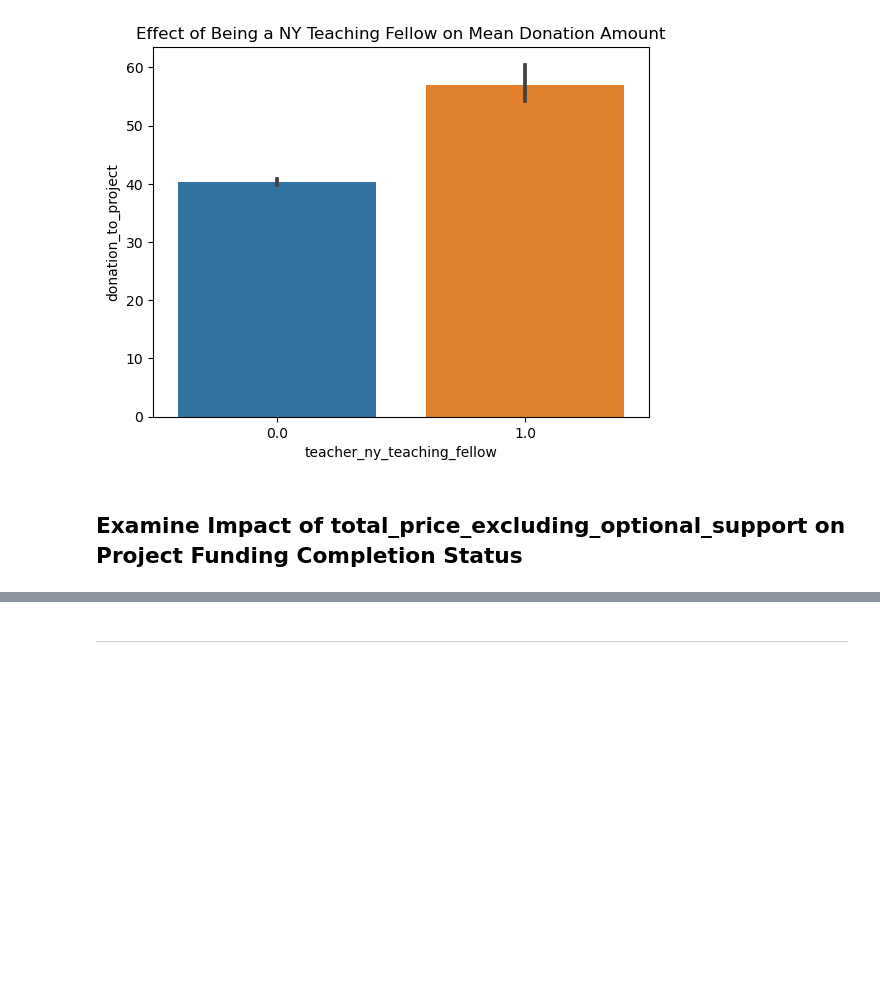
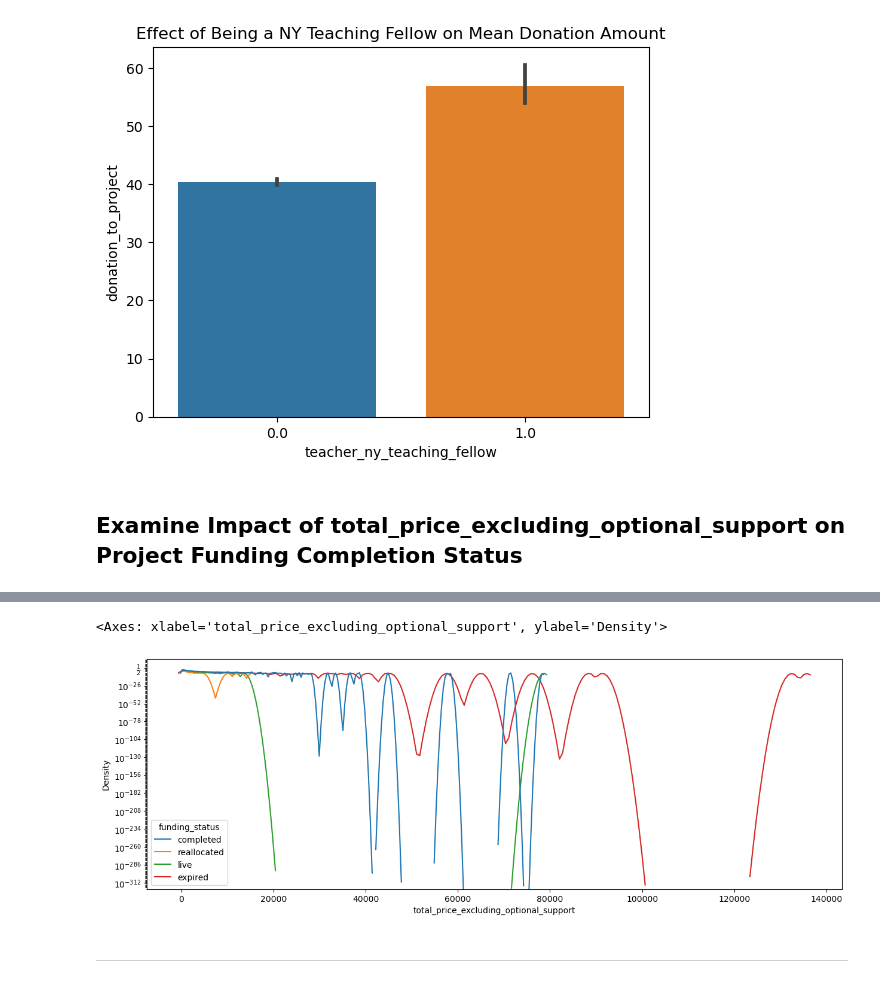
Before and after one commit to wallychang88/pythonforbusiness, a Jupyter notebook: Project_starterFile.ipynb, the cells around one changed output, grey strips where cells are left out. Saved outputs shown, nothing was run; the diff lists cells and outputs as text; code cells hidden in the pictures; blank space fills up the shorter version.

```diff
--- a/Project_starterFile.ipynb
+++ b/Project_starterFile.ipynb
@@ -141,5 +147,12 @@ plt.show()
 # %%
-sns.displot(data=combined_df[''])
+# Using logit scale
+plt.figure(figsize=(15,5))
+#plt.ylim(0,0.00008)
+plt.yscale('logit')
+sns.kdeplot(data=combined_df, x='total_price_excluding_optional_support', hue='funding_status')
+# %% [output]
+<Axes: xlabel='total_price_excluding_optional_support', ylabel='Density'>
+[figure, added]
 # %% [markdown]
 ________________________________________________________________________________________________
 # %%
```
Also changed, not shown: parts of 1 cell of this notebook.
